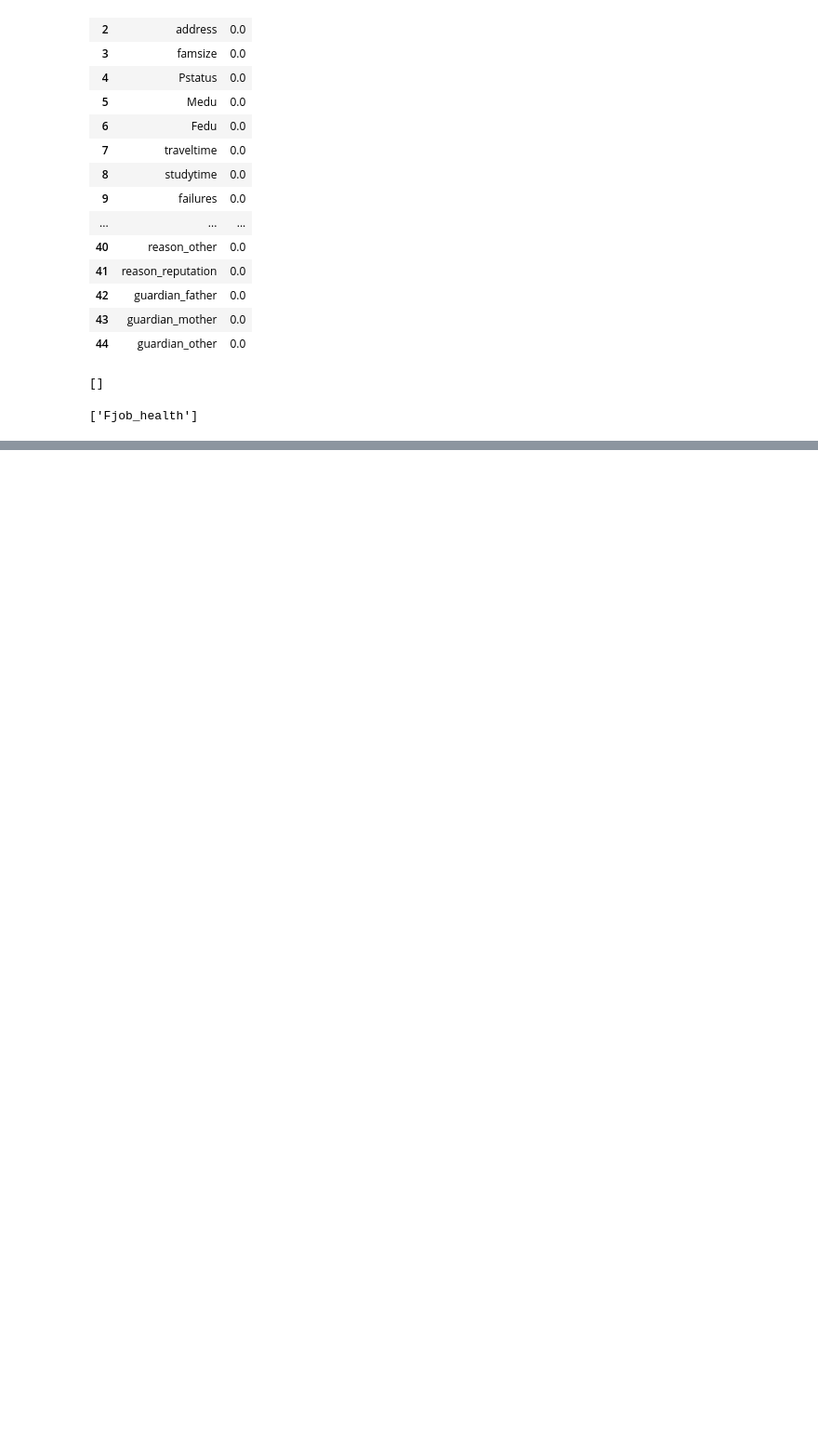
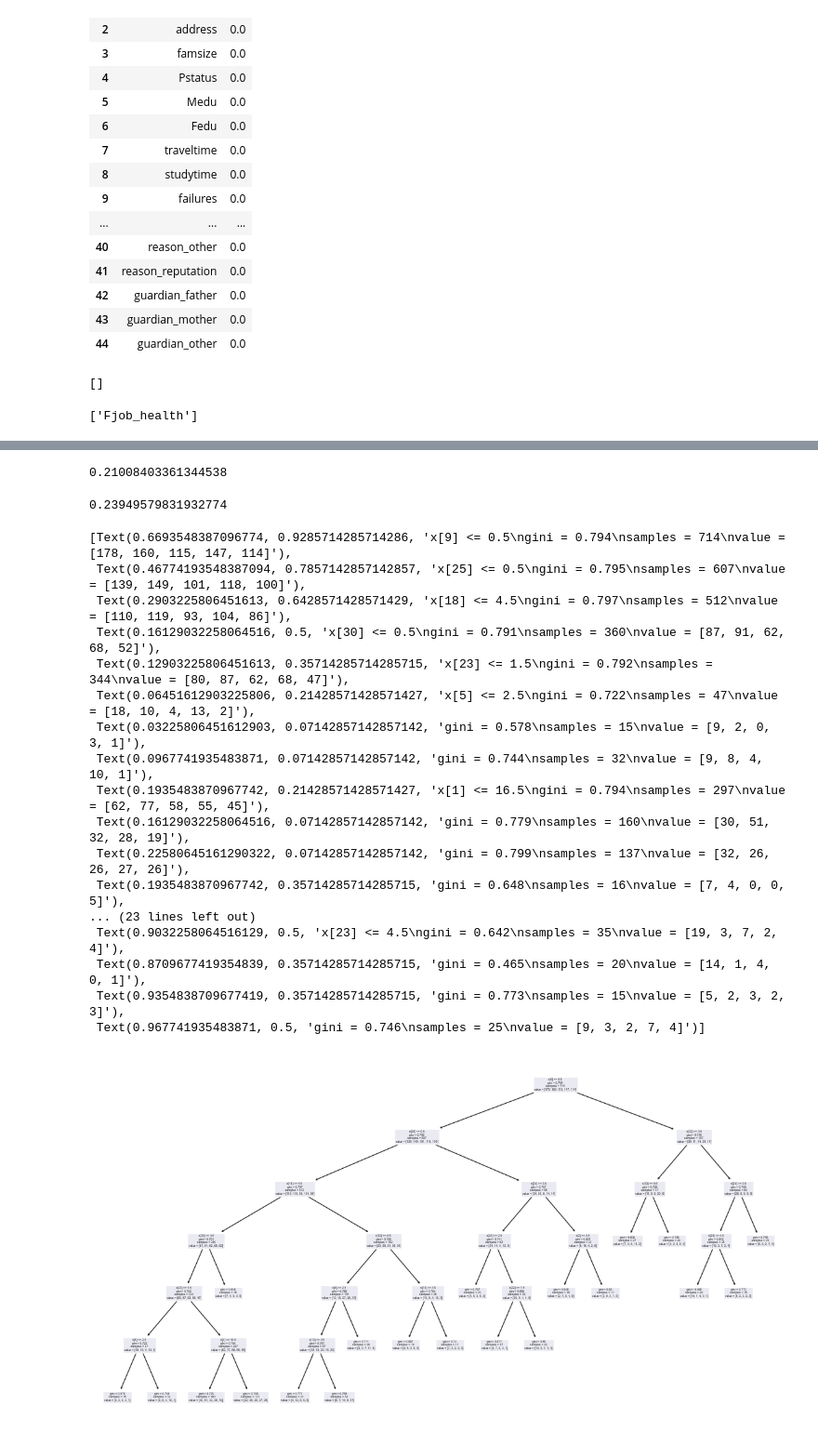
Before and after one commit to ViKarp/students, a Jupyter notebook: Analis.ipynb, the cells around one changed output, grey strips where cells are left out. Shown at 93% size. Cells and saved outputs as stored; diff of their text form; code cells hidden in the pictures; blank space fills up the shorter version.

```diff
--- a/Analis.ipynb
+++ b/Analis.ipynb
@@ -410,18 +506,20 @@ tree.plot_tree(Tree_model)
+# %%
+def trans(x):
+    if x == 20:
+        return 3
+    return x % 5
+# %%
+# Новый датафрейм чтобы не мешать старому
+df1 = df
+df1['G3'] = df1['G3'].apply(trans)
+df1['G2'] = df1['G2'].apply(trans)
+df1['G1'] = df1['G1'].apply(trans)
 # %%
-#Создание копии Главного Фрейма и классификация g1 g2 g3 на диапазоны
-df1 = df
-# создание списка границ интервалов
-bins = [0, 5, 10, 15, 20]
-# создание списка меток для категорий
-labels = [0, 1, 2, 3]
-df1['G3'] = pd.cut(df1['G3'], bins=bins, labels=labels)
-df1['G1'] = pd.cut(df1['G1'], bins=bins, labels=labels)
-df1['G2'] = pd.cut(df1['G2'], bins=bins, labels=labels)
 X = df1.drop(["G1", "G2", "G3"], axis=1)
 y = df1[["G1", "G2", "G3"]]
 X_train_1, X_test_1, y_train_1, y_test_1 = train_test_split(X, y, test_size=0.25, random_state=12)
-train_df_1 = pd.concat([X_train, y_train])
-train_df_1 = X_train
+train_df_1 = pd.concat([X_train_1, y_train_1])
+train_df_1 = X_train_1
 train_df_1["G1"] = y_train_1["G1"]
 train_df_1["G2"] = y_train_1["G2"]
 train_df_1["G3"] = y_train_1["G3"]
@@ -437,12 +540,37 @@ mY_test_1 = test_df_1[target]
 # %%
-from sklearn.linear_model import LogisticRegression
-
 Logic_model = LogisticRegression()
 Logic_model.fit(mX_train_1, mY_train_1)
 Logic_model.score(mX_test_1,mY_test_1)
+# %% [output]
+0.21008403361344538
 # %%
-from sklearn.tree import DecisionTreeClassifier
-
-tree_class_model = DecisionTreeClassifier(max_depth=4, min_samples_leaf=15)
+tree_class_model = DecisionTreeClassifier(max_depth=6, min_samples_leaf=15)
 tree_class_model.fit(mX_train_1, mY_train_1)
+tree_class_model.predict(mX_test_1)
 tree_class_model.score(mX_test_1,mY_test_1)
+# %% [output]
+0.23949579831932774
+# %%
+from sklearn import tree
+from sklearn.tree import plot_tree
+fig, ax = plt.subplots(1, 1, figsize=(15, 8))
+tree.plot_tree(tree_class_model)
+# %% [output]
+[Text(0.6693548387096774, 0.9285714285714286, 'x[9] <= 0.5\ngini = 0.794\nsamples = 714\nvalue = [178, 160, 115, 147, 114]'),
+ Text(0.46774193548387094, 0.7857142857142857, 'x[25] <= 0.5\ngini = 0.795\nsamples = 607\nvalue = [139, 149, 101, 118, 100]'),
+ Text(0.2903225806451613, 0.6428571428571429, 'x[18] <= 4.5\ngini = 0.797\nsamples = 512\nvalue = [110, 119, 93, 104, 86]'),
+ Text(0.16129032258064516, 0.5, 'x[30] <= 0.5\ngini = 0.791\nsamples = 360\nvalue = [87, 91, 62, 68, 52]'),
+ Text(0.12903225806451613, 0.35714285714285715, 'x[23] <= 1.5\ngini = 0.792\nsamples = 344\nvalue = [80, 87, 62, 68, 47]'),
+ Text(0.06451612903225806, 0.21428571428571427, 'x[5] <= 2.5\ngini = 0.722\nsamples = 47\nvalue = [18, 10, 4, 13, 2]'),
+ Text(0.03225806451612903, 0.07142857142857142, 'gini = 0.578\nsamples = 15\nvalue = [9, 2, 0, 3, 1]'),
+ Text(0.0967741935483871, 0.07142857142857142, 'gini = 0.744\nsamples = 32\nvalue = [9, 8, 4, 10, 1]'),
+ Text(0.1935483870967742, 0.21428571428571427, 'x[1] <= 16.5\ngini = 0.794\nsamples = 297\nvalue = [62, 77, 58, 55, 45]'),
+ Text(0.16129032258064516, 0.07142857142857142, 'gini = 0.779\nsamples = 160\nvalue = [30, 51, 32, 28, 19]'),
+ Text(0.22580645161290322, 0.07142857142857142, 'gini = 0.799\nsamples = 137\nvalue = [32, 26, 26, 27, 26]'),
+ Text(0.1935483870967742, 0.35714285714285715, 'gini = 0.648\nsamples = 16\nvalue = [7, 4, 0, 0, 5]'),
+... (23 lines left out)
+ Text(0.9032258064516129, 0.5, 'x[23] <= 4.5\ngini = 0.642\nsamples = 35\nvalue = [19, 3, 7, 2, 4]'),
+ Text(0.8709677419354839, 0.35714285714285715, 'gini = 0.465\nsamples = 20\nvalue = [14, 1, 4, 0, 1]'),
+ Text(0.9354838709677419, 0.35714285714285715, 'gini = 0.773\nsamples = 15\nvalue = [5, 2, 3, 2, 3]'),
+ Text(0.967741935483871, 0.5, 'gini = 0.746\nsamples = 25\nvalue = [9, 3, 2, 7, 4]')]
+[figure, added]
```
Also changed, not shown: parts of 38 cells of this notebook.
